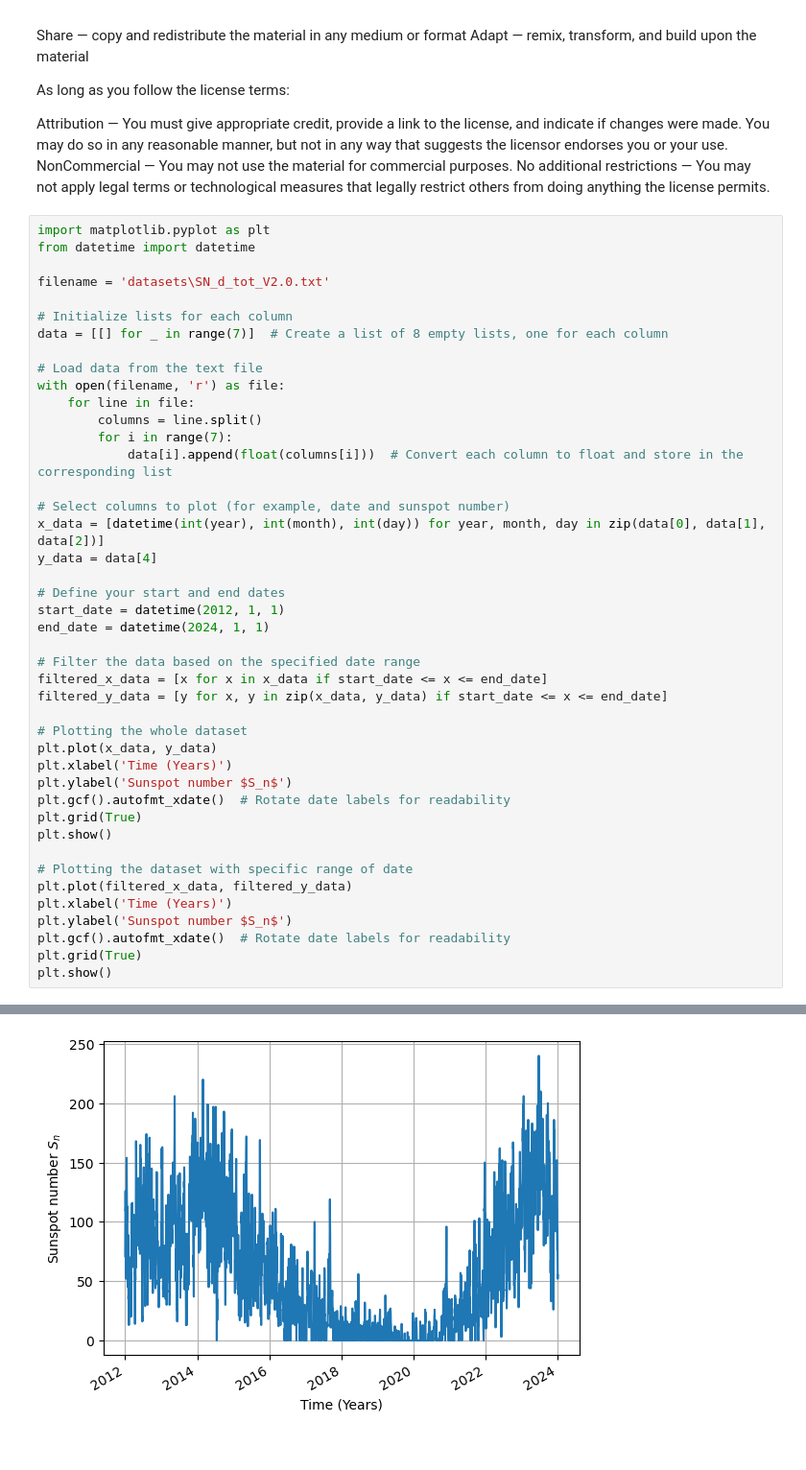
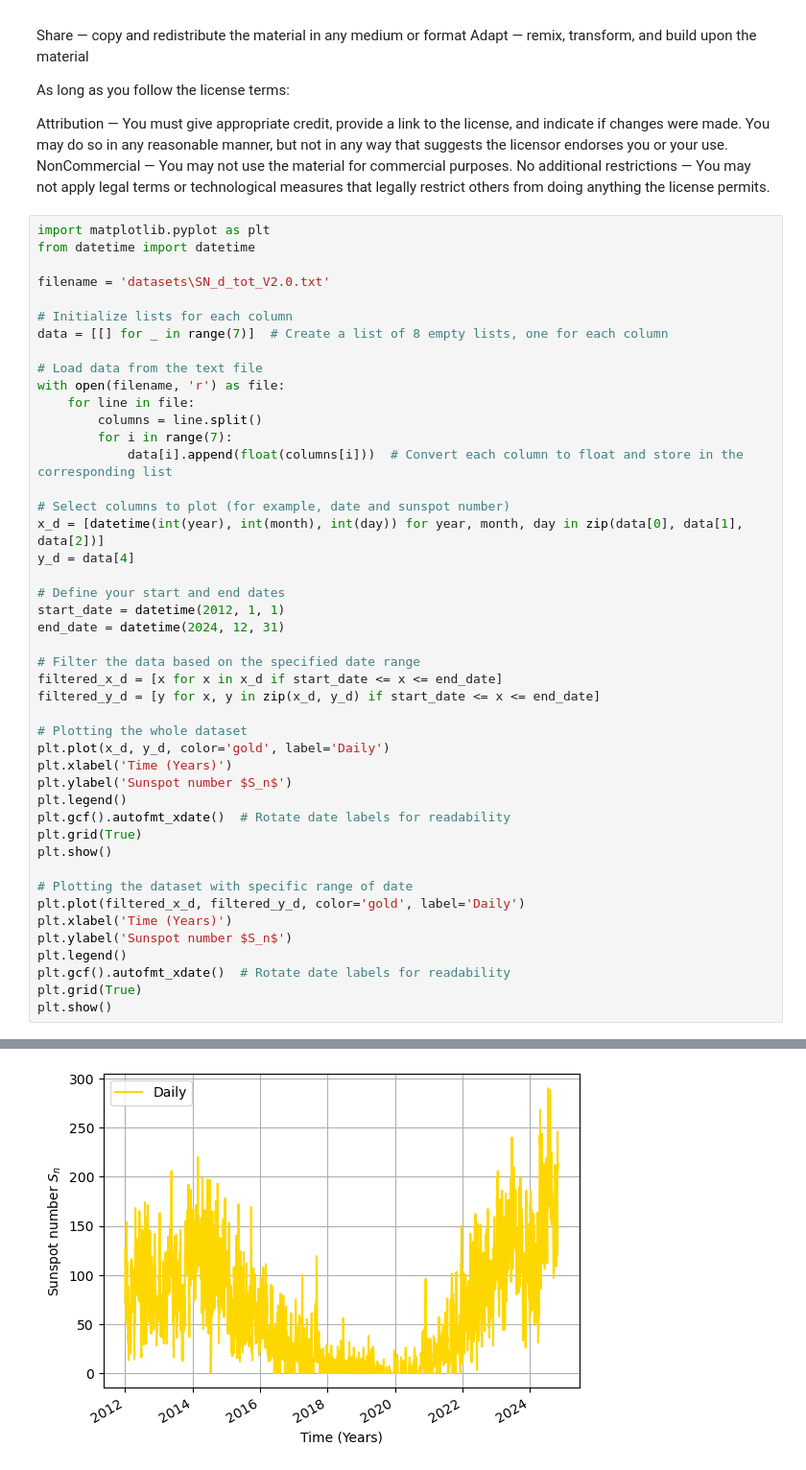
Before and after one commit to mrdchua/Time-Series-Analysis, a Jupyter notebook: intro_solar_cycle.ipynb, the cells around one changed output, grey strips where cells are left out. Shown at 96% size. Drawn from its saved outputs; the diff is of its cells as text.

```diff
--- a/intro_solar_cycle.ipynb
+++ b/intro_solar_cycle.ipynb
@@ -105,29 +109,31 @@ with open(filename, 'r') as file:
             data[i].append(float(columns[i]))  # Convert each column to float and store in the corresponding list
 
 # Select columns to plot (for example, date and sunspot number)
-x_data = [datetime(int(year), int(month), int(day)) for year, month, day in zip(data[0], data[1], data[2])]
-y_data = data[4]
+x_d = [datetime(int(year), int(month), int(day)) for year, month, day in zip(data[0], data[1], data[2])]
+y_d = data[4]
 
 # Define your start and end dates
 start_date = datetime(2012, 1, 1)
-end_date = datetime(2024, 1, 1)
+end_date = datetime(2024, 12, 31)
 
 # Filter the data based on the specified date range
-filtered_x_data = [x for x in x_data if start_date <= x <= end_date]
-filtered_y_data = [y for x, y in zip(x_data, y_data) if start_date <= x <= end_date]
+filtered_x_d = [x for x in x_d if start_date <= x <= end_date]
+filtered_y_d = [y for x, y in zip(x_d, y_d) if start_date <= x <= end_date]
 
 # Plotting the whole dataset
-plt.plot(x_data, y_data)
+plt.plot(x_d, y_d, color='gold', label='Daily')
 plt.xlabel('Time (Years)')
 plt.ylabel('Sunspot number $S_n$')
+plt.legend()
 plt.gcf().autofmt_xdate()  # Rotate date labels for readability
 plt.grid(True)
 plt.show()
 
 # Plotting the dataset with specific range of date
-plt.plot(filtered_x_data, filtered_y_data)
+plt.plot(filtered_x_d, filtered_y_d, color='gold', label='Daily')
 plt.xlabel('Time (Years)')
 plt.ylabel('Sunspot number $S_n$')
+plt.legend()
 plt.gcf().autofmt_xdate()  # Rotate date labels for readability
 plt.grid(True)
 plt.show()
@@ -136 +142 @@ plt.show()
-[figure, old version]
+[figure, new version]
```
Also changed, not shown: parts of 8 cells of this notebook.
